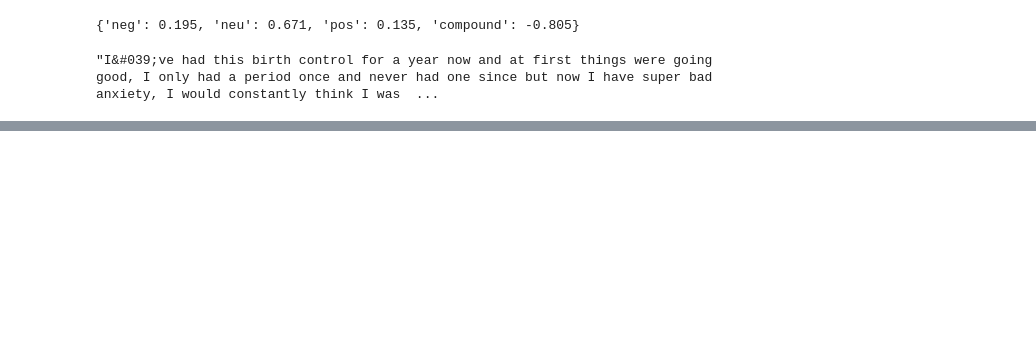
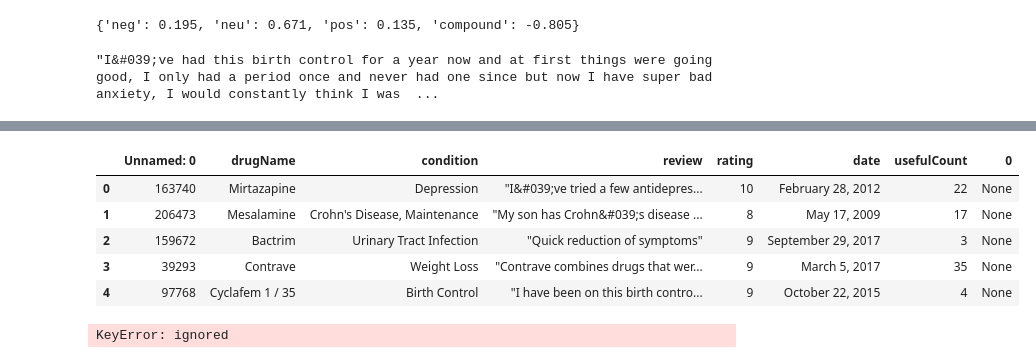
Before and after one commit to Hey-El/TimeSeriesForecasting, a Jupyter notebook: DrugReviewProject.ipynb, the cells around one changed output, grey strips where cells are left out. Saved outputs shown, nothing was run; the diff lists cells and outputs as text; code cells hidden in the pictures; blank space fills up the shorter version.

```diff
--- a/DrugReviewProject.ipynb
+++ b/DrugReviewProject.ipynb
@@ -209,16 +207,17 @@ tokenizer = AutoTokenizer.from_pretrained(MODEL)
 model = AutoModelForSequenceClassification.from_pretrained(MODEL)
 # %%
 # Run previous example for Roberta Model
-encoded_text = tokenizer(example, return_tensors='pt')
-output = model(**encoded_text)
+def polarity_scores_roberta(example):
+  encoded_text = tokenizer(example, return_tensors='pt')
+  output = model(**encoded_text)
 #transform it to numpy model
-scores = output[0][0].detach().numpy()
+  scores = output[0][0].detach().numpy()
 #apply it to softmax
-scores = softmax(scores)
+  scores = softmax(scores)
 #create scores dict e.g neg, neu and pos
-scores_dict = {
+  scores_dict = {
     'roberta_neg' : scores[0],
     'roberta_neu' : scores[1],
     'roberta_pos' : scores[2]
-}
-print(scores_dict)
+    }
+  print(scores_dict)
@@ -237,6 +234,10 @@ result = {}
 
 # Limit the loop to iterate through the first 1000 rows
 for i, row in tqdm(df.head(1000).iterrows(), total=1000):
+  try:
     review = row['review']
-    res = sia.polarity_scores(review)
-    result[i] = res
+    myid = row['Unnamed: 0']
+    roberta_res = polarity_scores_roberta(review)
+    result[myid] = roberta_res
+  except RuntimeError:
+        pass
@@ -242,0 +262,23 @@ for i, row in tqdm(df.head(1000).iterrows(), total=1000):
+# %%
+# Create a DataFrame from the result dictionary
+roberta_df = pd.DataFrame.from_dict(result, orient='index')
+# Reset the index and rename the index column to match the original DataFrame
+roberta_df.reset_index(inplace=True)
+roberta_df.rename(columns={'index': 'Unnamed: 0'}, inplace=True)
+# Left merge with the original DataFrame 'df' using 'Unnamed: 0' as the key
+merged_df = df.merge(roberta_df, on='Unnamed: 0', how='left')
+# %%
+merged_df.head()
+# %% [output]
+|  | Unnamed: 0 | drugName | condition | review | rating | date | usefulCount | 0 |
+| 0 | 163740 | Mirtazapine | Depression | "I&#039;ve tried a few antidepres... | 10 | February 28, 2012 | 22 | None |
+| 1 | 206473 | Mesalamine | Crohn's Disease, Maintenance | "My son has Crohn&#039;s disease ... | 8 | May 17, 2009 | 17 | None |
+| 2 | 159672 | Bactrim | Urinary Tract Infection | "Quick reduction of symptoms" | 9 | September 29, 2017 | 3 | None |
+| 3 | 39293 | Contrave | Weight Loss | "Contrave combines drugs that wer... | 9 | March 5, 2017 | 35 | None |
+| 4 | 97768 | Cyclafem 1 / 35 | Birth Control | "I have been on this birth contro... | 9 | October 22, 2015 | 4 | None |
+# %%
+#filter the data by rows that do not contain 'None' in the score column ('0')
+filtered_values = merged_df[~merged_df['0'].str.contains('None', case=False, na=False)]
+filtered_values.head()
+# %% [output]
+KeyError: ignored
```
Also changed, not shown: parts of 3 cells of this notebook.
